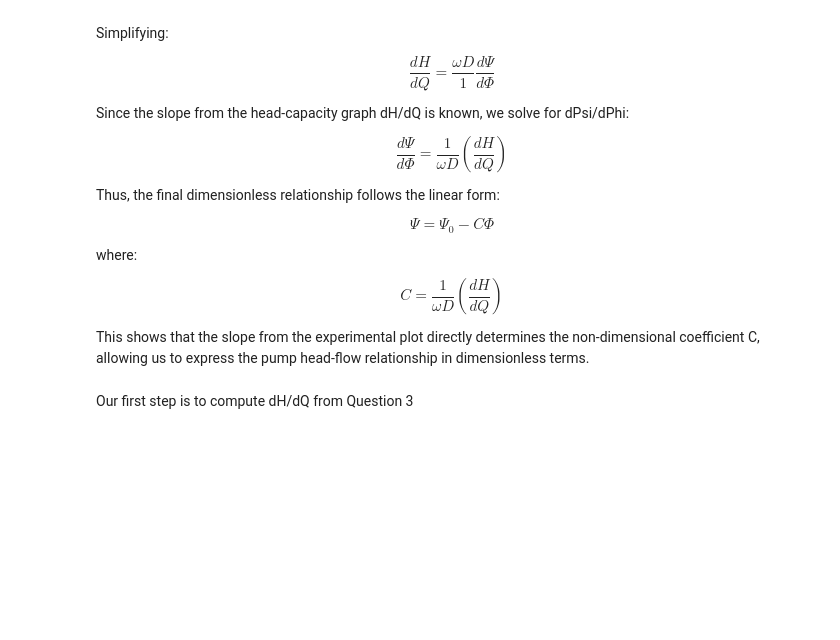
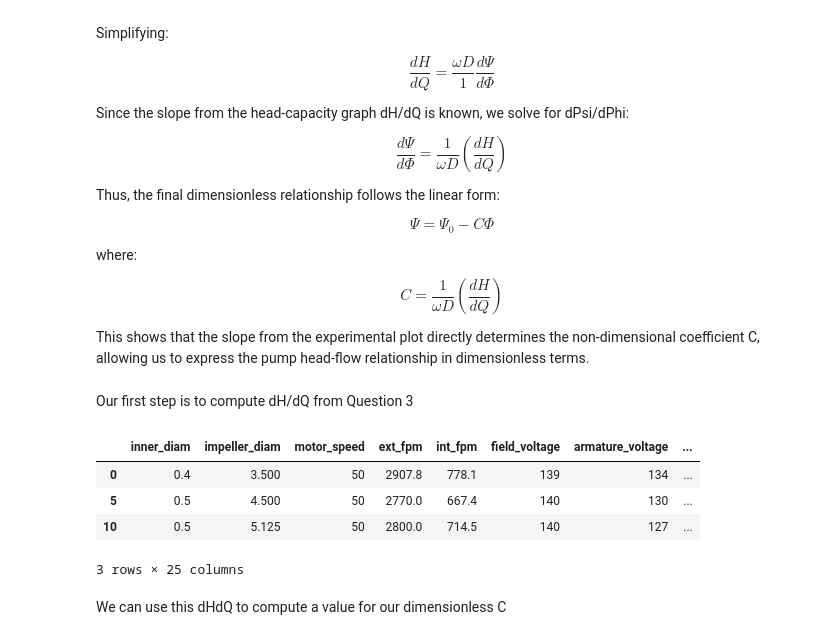
Before and after one commit to rahilisashaik/cbe154, a Jupyter notebook: centrifugal-pump/exp-data-analysis.ipynb, the cells around one changed output. Cells and saved outputs as stored; diff of their text form; code cells hidden in the pictures; blank space fills up the shorter version.

```diff
--- a/centrifugal-pump/exp-data-analysis.ipynb
+++ b/centrifugal-pump/exp-data-analysis.ipynb
@@ -375,3 +375,12 @@ $$
 This shows that the slope from the experimental plot directly determines the non-dimensional coefficient C, allowing us to express the pump head-flow relationship in dimensionless terms.
 # %% [markdown]
 Our first step is to compute dH/dQ from Question 3
+# %%
+df_50 = df.query("motor_speed == 50")
+df_50
+# %% [output]
+|  | inner_diam | impeller_diam | motor_speed | ext_fpm | int_fpm | field_voltage | armature_voltage | ... |
+| 0 | 0.4 | 3.500 | 50 | 2907.8 | 778.1 | 139 | 134 | ... |
+| 5 | 0.5 | 4.500 | 50 | 2770.0 | 667.4 | 140 | 130 | ... |
+| 10 | 0.5 | 5.125 | 50 | 2800.0 | 714.5 | 140 | 127 | ... |
+3 rows × 25 columns
@@ -377,0 +400,2 @@ Our first step is to compute dH/dQ from Question 3
+# %% [markdown]
+We can use this dHdQ to compute a value for our dimensionless C
```
Also changed, not shown: parts of 10 cells of this notebook.
